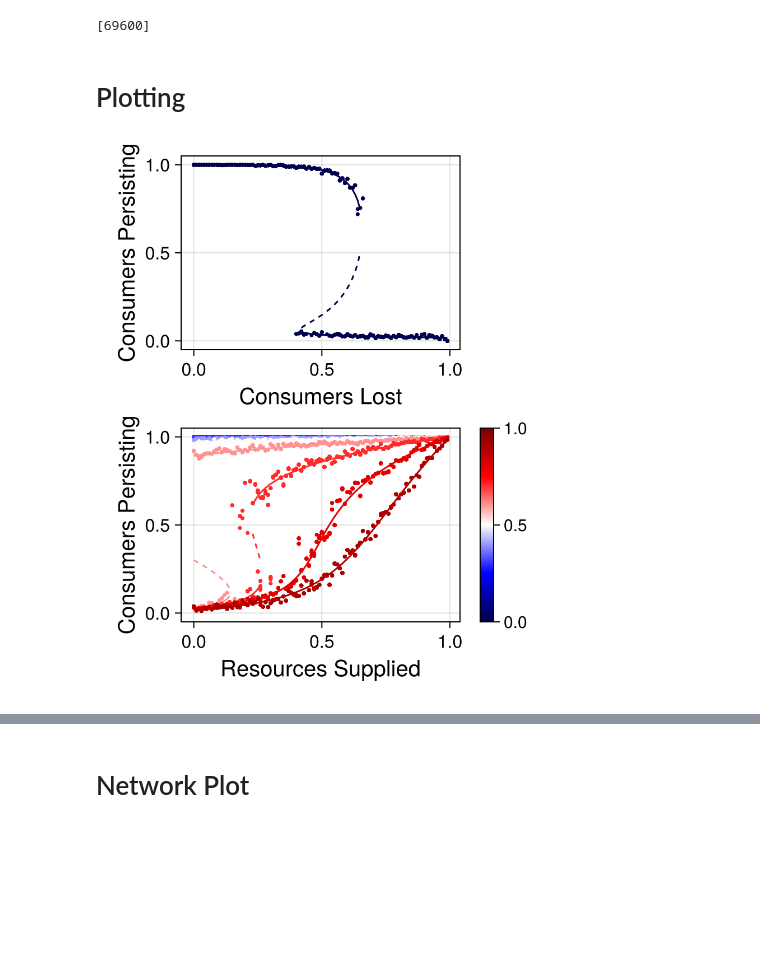
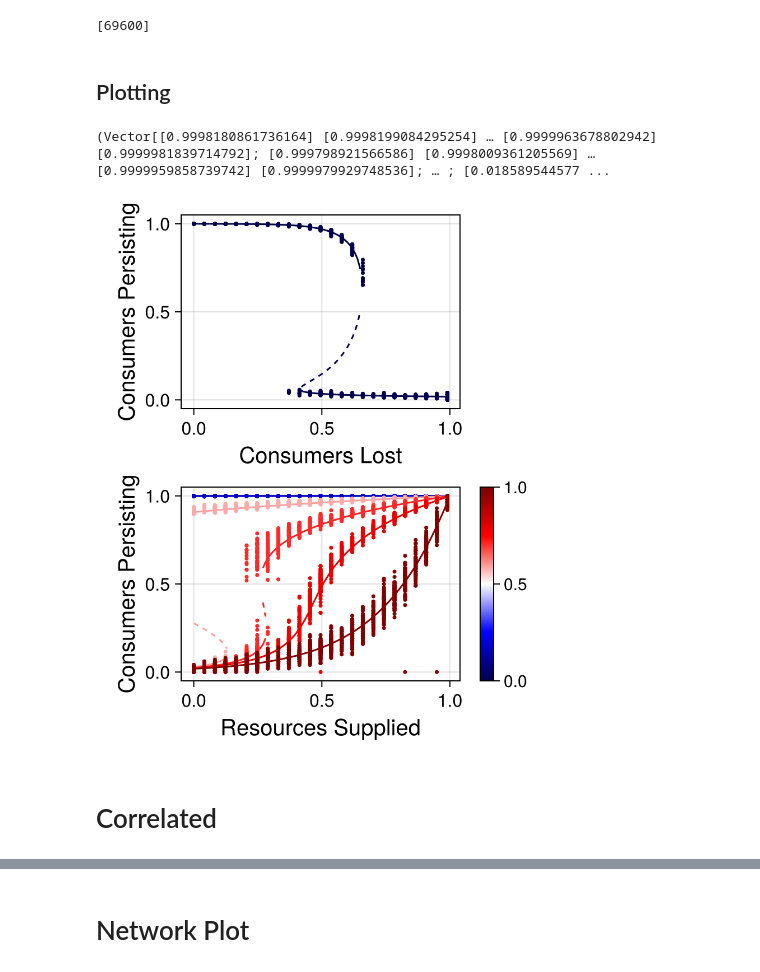
Before and after one commit to CleggTom/MiNet, a Jupyter notebook: Notebooks/Main.ipynb, the cells around one changed output, grey strips where cells are left out. Cells and saved outputs as stored; diff of their text form; code cells hidden in the pictures; blank space fills up the shorter version.

```diff
--- a/Notebooks/Main.ipynb
+++ b/Notebooks/Main.ipynb
@@ -472,35 +403,64 @@ end
 # %% [output]
 [69600]
 # %% [markdown]
-# Plotting
+## Plotting
+# %%
+res = load("../Results/JLD2/fig_2.jld2")
+b0_sim,c0_sim = res["sim"]
+b0_pred,c0_pred = res["pred"]
+# %% [output]
+(Vector[[0.9998180861736164] [0.9998199084295254] … [0.9999963678802942] [0.9999981839714792]; [0.999798921566586] [0.9998009361205569] … [0.9999959858739742] [0.9999979929748536]; … ; [0.018589544577 ...
 # %%
+#Parameters
+λn=4.0
+λp=10.0
+
+#generate p_list
+n_s = 100
+s_vec = range(0.0, 0.99, length = n_s)
+
+#network simulations
+#network size
+n_s_network = 25
+s_vec_network = range(0.0, 0.99, length = n_s_network)
+
+N = 10000
+n_r = 100
+n_rep = 1
+
 f = Figure(size = (400,500))
 
 style = (xlabelsize = 20, ylabelsize = 20, xticklabelsize = 16, yticklabelsize = 16)
 
 ax = Axis(f[1,1], xlabel = "Consumers Lost", ylabel = "Consumers Persisting"; style...)
 
 #initial consumer bifurcation
 c = resample_cmap(:seismic, n_s)[1]
-series!(ax, s_vec, b0_sim_sols[:,1,:]', solid_color = c, linewidth = 0, markersize = 5)
-plot_bifurcation!(ax, s_vec, b0_s_sols[:,1], color = c)
+series!(ax, s_vec_network, b0_sim[:,:,1,1], solid_color = c, linewidth = 0, markersize = 5)
+plot_bifurcation!(ax, s_vec, b0_pred[:,1], color = c)
 
 
 #varying consumer supply
 ax2 = Axis(f[2,1], xlabel = "Resources Supplied", ylabel = "Consumers Persisting", ; style...)
-for i = 1:10:n_s
+for i = [1,20,60,72,80,100]
     c = resample_cmap(:seismic, n_s)[i]
+    plot_bifurcation!(ax2, s_vec, b0_pred[i,:], color = c)
+end
 
-    series!(ax2, s_vec, b0_sim_sols[i,:,:]'  , solid_color = c, linewidth = 0, markersize = 5)
+for i =  [1,5,15,18,20,25]
+    c = resample_cmap(:seismic, n_s_network)[i]
+    series!(ax2, s_vec_network, b0_sim[:,i,:,1], solid_color = c, linewidth = 0, markersize = 5)
+end
 
-    plot_bifurcation!(ax2, s_vec, b0_s_sols[i,:], color = c)
-end
+
 Colorbar(f[2,2], colormap = :seismic, colorrange = (0,1), ticklabelsize = 15)
 
 linkaxes!(ax,ax2)
 
-# save("../Results/Figures/removal_plots.pdf", f)
+# # save("../Results/Figures/removal_plots.pdf", f)
 
 f
 # %% [output]
-[figure, old version]
+[figure, new version]
+# %% [markdown]
+# Correlated
```
Also changed, not shown: parts of 34 cells of this notebook, 25 other files.
